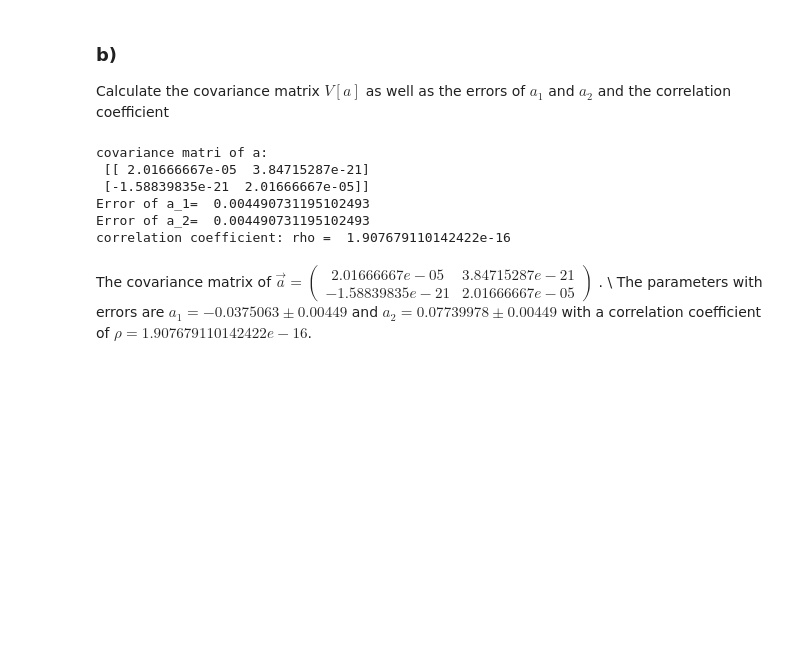
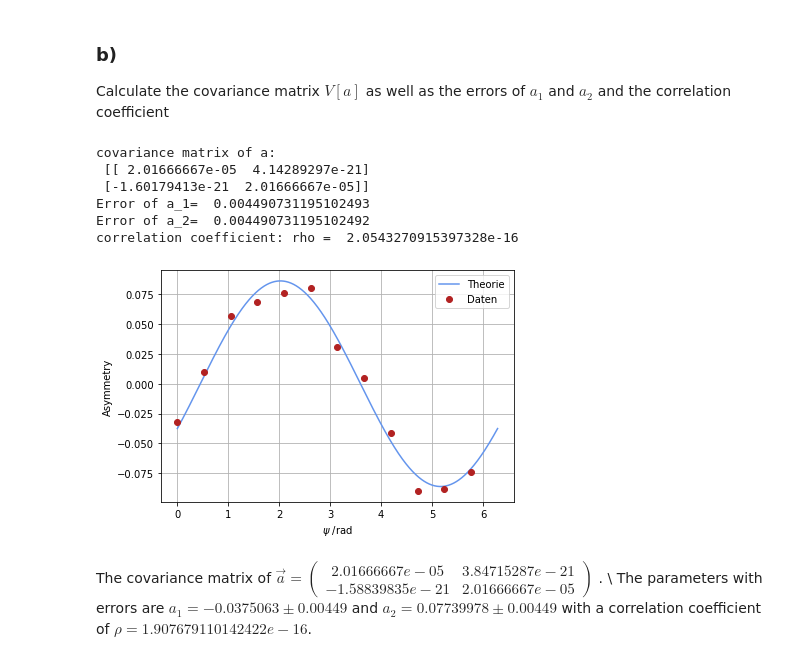
Before and after one commit to LdyMortem/SMDB, a Jupyter notebook: Sheet 2/Exercise 30.ipynb, the cells around one changed output. Cells and saved outputs as stored; diff of their text form; code cells hidden in the pictures; blank space fills up the shorter version.

Commit message:
tolle plots blabla

```diff
--- a/Sheet 2/Exercise 30.ipynb
+++ b/Sheet 2/Exercise 30.ipynb
@@ -68,27 +69,38 @@ Calculate the covariance matrix $V[a]$ as well as the errors of $𝑎_1$ and $
 # %%
 #covariance matrix of asymetry
 Var_y = V = np.diag([0.011**2]*12)
 
 #covariance matrix of the parameters
 Cov_a = pinv(AT@A)@AT@Var_y@A@pinv(AT@A)
 print("covariance matrix of a: \n",Cov_a)
 
 #calculating the errors of the parameters
 error1 = np.sqrt(Cov_a[0][0])
 error2 = np.sqrt(Cov_a[1][1])
 print("Error of a_1= ",error1)
 print("Error of a_2= ",error2)
 
 #calculating correlation coefficient of a'_1 and a_2:
 rho = Cov_a[0][1]/(error1*error2)
 print("correlation coefficient: rho = ", rho)
+
+#plotting the results
+xi = np.linspace(0,2*np.pi,1000)
+plt.plot(xi,a[0]*np.cos(xi)+a[1]*np.sin(xi),label = "Theorie",color = "cornflowerblue")
+plt.plot(psi,asymetry,marker="o",linewidth = 0,label = "Daten",color = "firebrick")
+plt.legend()
+plt.grid()
+plt.xlabel("$\psi \,\,/$rad")
+plt.ylabel("Asymmetry")
+plt.tight_layout()
 # %% [output]
-covariance matri of a:
- [[ 2.01666667e-05  3.84715287e-21]
- [-1.58839835e-21  2.01666667e-05]]
+covariance matrix of a:
+ [[ 2.01666667e-05  4.14289297e-21]
+ [-1.60179413e-21  2.01666667e-05]]
 Error of a_1=  0.004490731195102493
-Error of a_2=  0.004490731195102493
-correlation coefficient: rho =  1.907679110142422e-16
+Error of a_2=  0.004490731195102492
+correlation coefficient: rho =  2.0543270915397328e-16
+[figure, added]
 # %% [markdown]
 The covariance matrix of $\vec{a} = \begin{pmatrix}
 2.01666667e-05 & 3.84715287e-21\\
```
Also changed, not shown: parts of 2 cells of this notebook.
